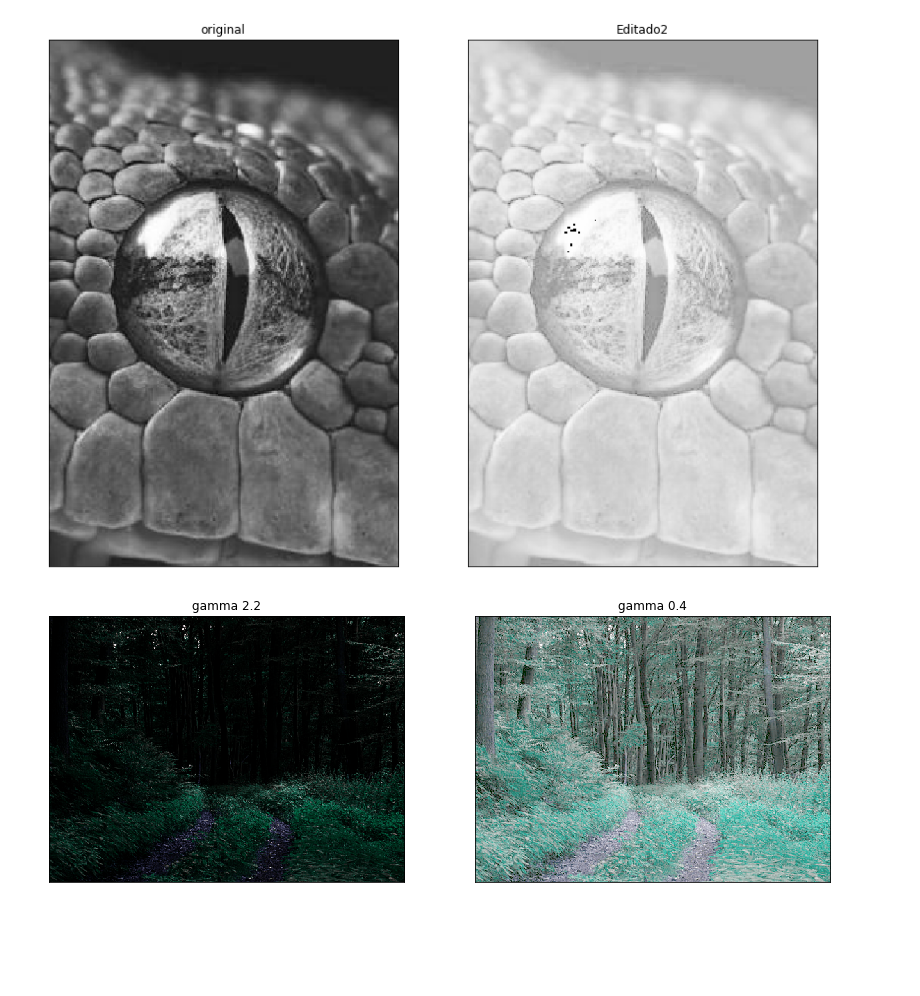
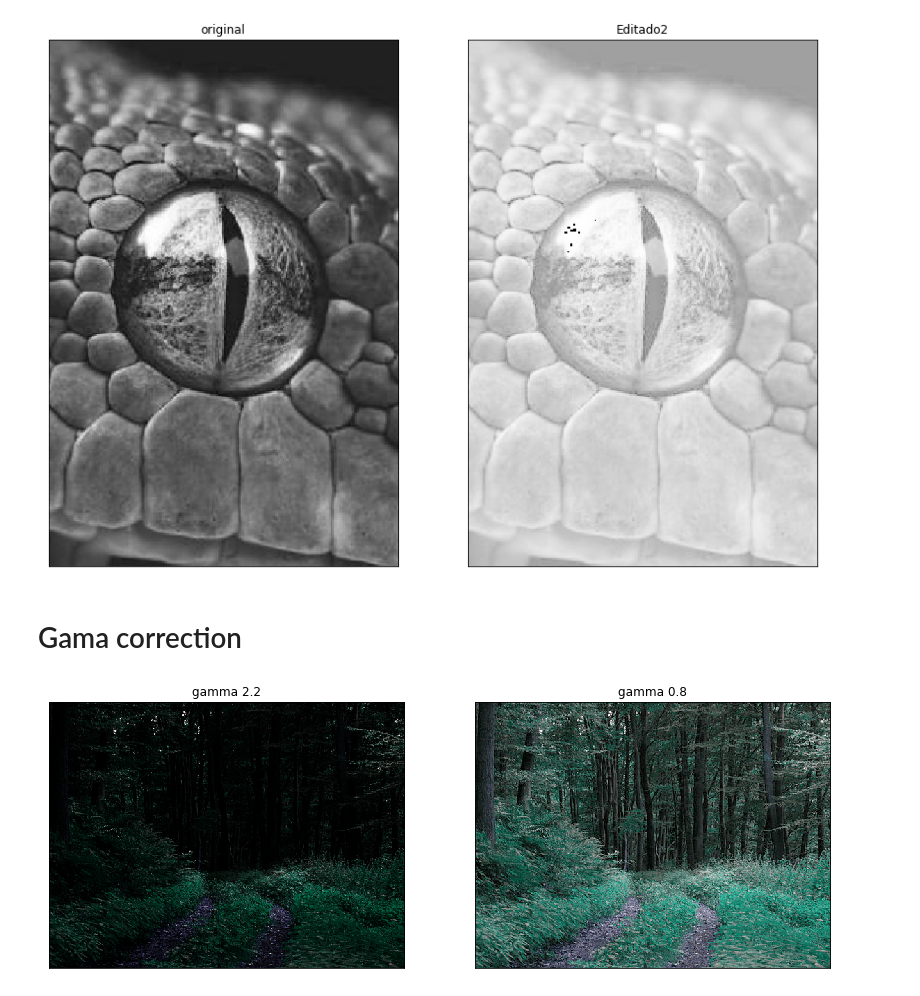
Before and after one commit to gabrielmercado90/PDI1, a Jupyter notebook: Interpolacion_y_transformaciones.ipynb, the cells around one changed output. Cells and saved outputs as stored; diff of their text form; code cells hidden in the pictures; blank space fills up the shorter version.

```diff
--- a/Interpolacion_y_transformaciones.ipynb
+++ b/Interpolacion_y_transformaciones.ipynb
@@ -179,10 +179,12 @@ img_log = np.array(img_log, dtype = np.uint8)
 mostrar2Grises(img, img_log)
 # %% [output]
 [figure]
+# %% [markdown]
+# Gama correction
 # %%
 img = cv2.imread('tree.png')
 gamma_two_point_two= np.array(255*(img/255)**2.2, dtype ='uint8')
-gamma_point_four= np.array(255*(img/255)**0.4,dtype='uint8')
-mostrar2Grises(gamma_two_point_two,gamma_point_four,'gamma 2.2','gamma 0.4')
+gamma_point_four= np.array(255*(img/255)**0.8,dtype='uint8')
+mostrar2Grises(gamma_two_point_two,gamma_point_four,'gamma 2.2','gamma 0.8')
 # %% [output]
-[figure, old version]
+[figure, new version]
```
Also changed, not shown: parts of 4 cells of this notebook.
